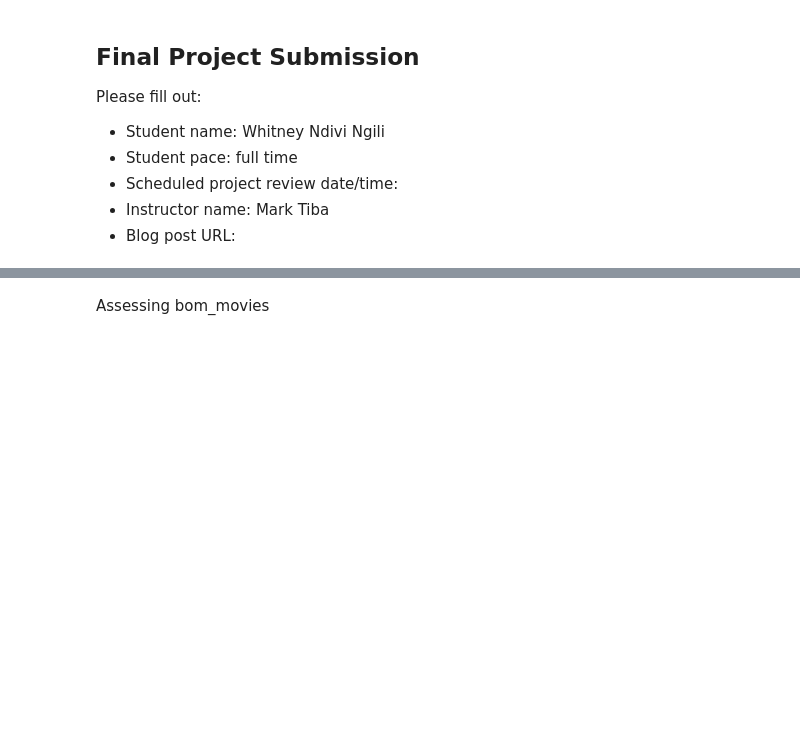
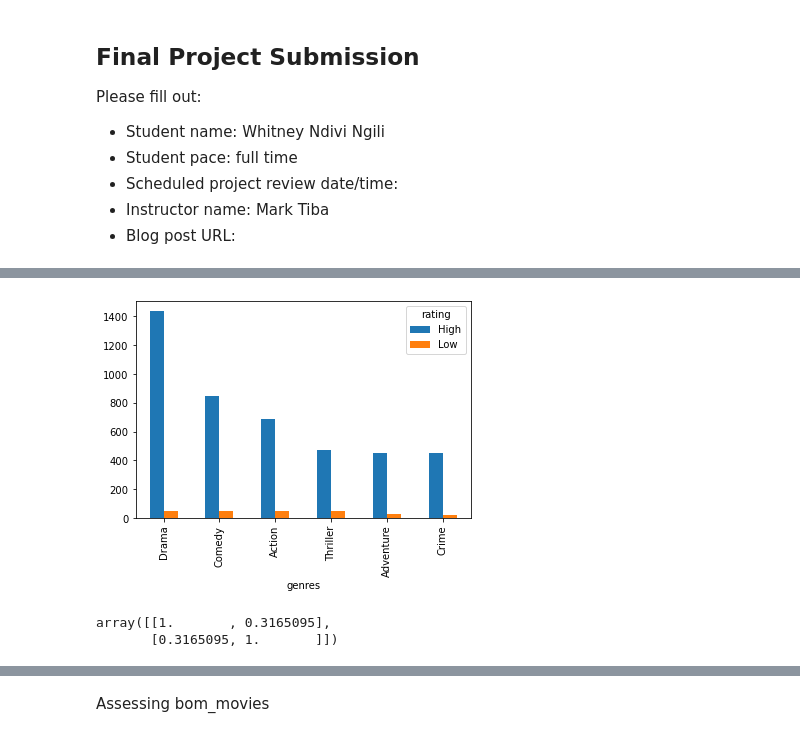
Before and after one commit to ngili/Exploratory-Analysis-of-Movies, a Jupyter notebook: student.ipynb, the cells around one changed output, grey strips where cells are left out. Drawn from its saved outputs; the diff is of its cells as text; code cells hidden in the pictures; blank space fills up the shorter version.

```diff
--- a/student.ipynb
+++ b/student.ipynb
@@ -192,0 +649,3 @@ imdb.head(40)
+# %%
+#dropping the outliers
+imdb = imdb.loc[imdb.runtime_minutes < 10000]
@@ -192,0 +654,3 @@ imdb.head(40)
+# %%
+imdb['rating'] = ["High" if ((x > 5) and (x <= 10))
+                       else "Low" for x in imdb.averagerating]
@@ -192,0 +673,9 @@ imdb.head(40)
+# %%
+imdb.groupby(['genres','rating'])['movie_id'].count().unstack().sort_values(["High","Low"],ascending=False)[:6].plot(kind='bar');
+# %% [output]
+[figure, added]
+# %%
+np.corrcoef(imdb.numvotes,imdb.averagerating)
+# %% [output]
+array([[1.       , 0.3165095],
+       [0.3165095, 1.       ]])
```
Also changed, not shown: parts of 137 cells of this notebook, 1 other file.
